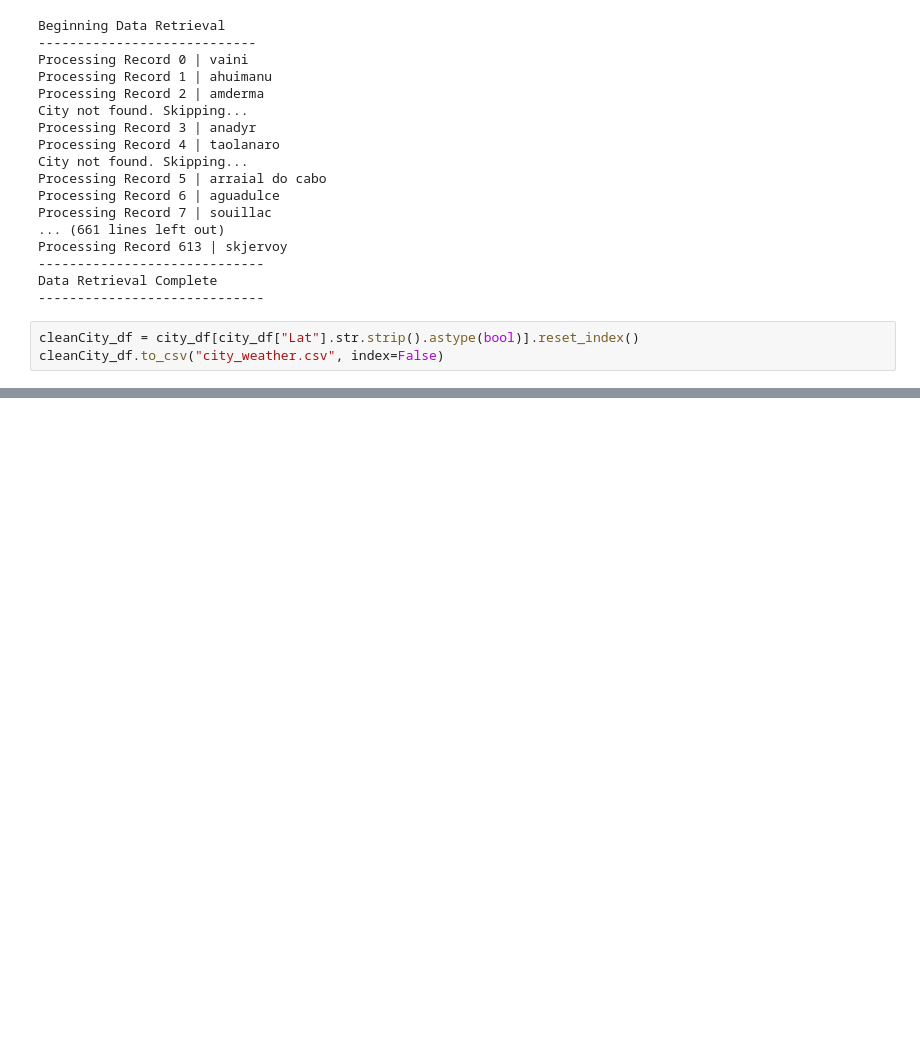
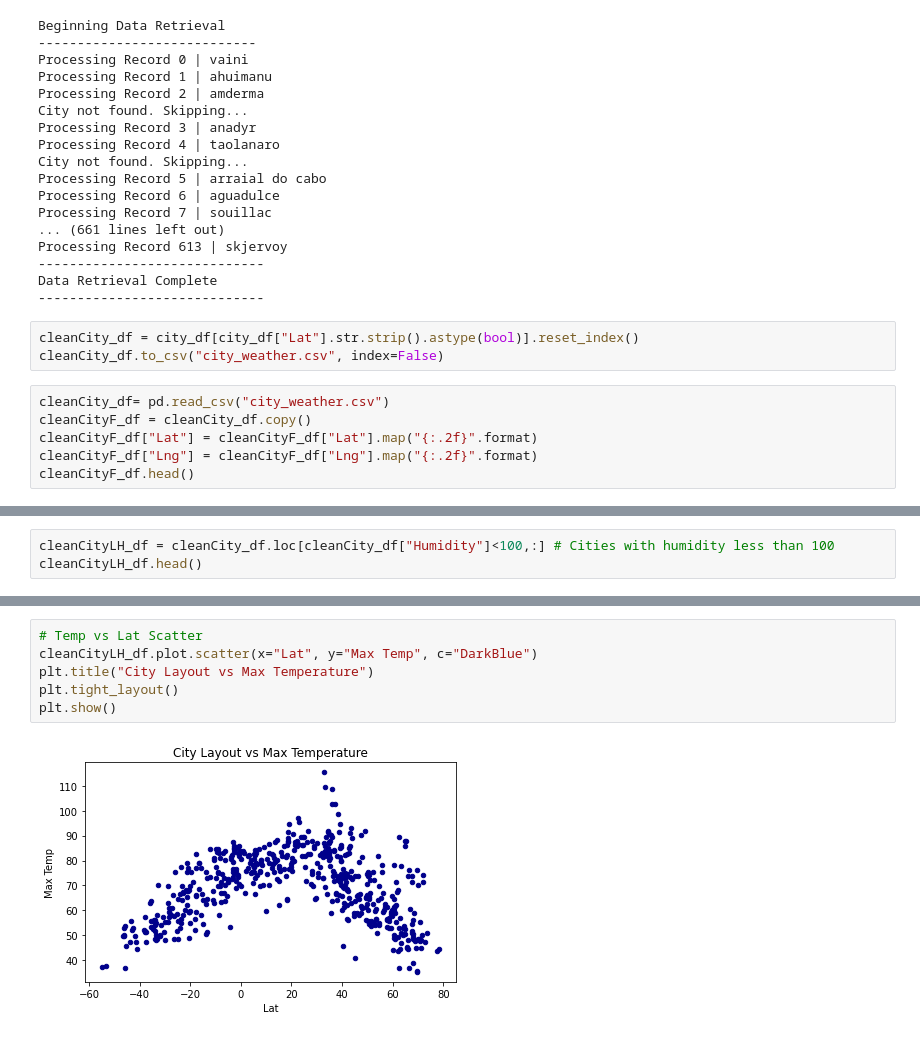
Before and after one commit to WayneJ2/python-api-challenge, a Jupyter notebook: WeatherPy/WeatherPyCode.ipynb, the cells around one changed output, grey strips where cells are left out. Drawn from its saved outputs; the diff is of its cells as text; blank space fills up the shorter version.

Commit message:
30 percent completion
Weather charts completed; analysis required

```diff
--- a/WeatherPy/WeatherPyCode.ipynb
+++ b/WeatherPy/WeatherPyCode.ipynb
@@ -120,3 +116,9 @@ Data Retrieval Complete
 # %%
 cleanCity_df = city_df[city_df["Lat"].str.strip().astype(bool)].reset_index()
 cleanCity_df.to_csv("city_weather.csv", index=False)
+# %%
+cleanCity_df= pd.read_csv("city_weather.csv")
+cleanCityF_df = cleanCity_df.copy()
+cleanCityF_df["Lat"] = cleanCityF_df["Lat"].map("{:.2f}".format)
+cleanCityF_df["Lng"] = cleanCityF_df["Lng"].map("{:.2f}".format)
+cleanCityF_df.head()
@@ -134,0 +145,3 @@ KeyError: ('Lat', 'Lng')
+# %%
+cleanCityLH_df = cleanCity_df.loc[cleanCity_df["Humidity"]<100,:] # Cities with humidity less than 100
+cleanCityLH_df.head()
@@ -134,0 +155,8 @@ KeyError: ('Lat', 'Lng')
+# %%
+# Temp vs Lat Scatter
+cleanCityLH_df.plot.scatter(x="Lat", y="Max Temp", c="DarkBlue")
+plt.title("City Layout vs Max Temperature")
+plt.tight_layout()
+plt.show()
+# %% [output]
+[figure, added]
```
Also changed, not shown: parts of 16 cells of this notebook.
